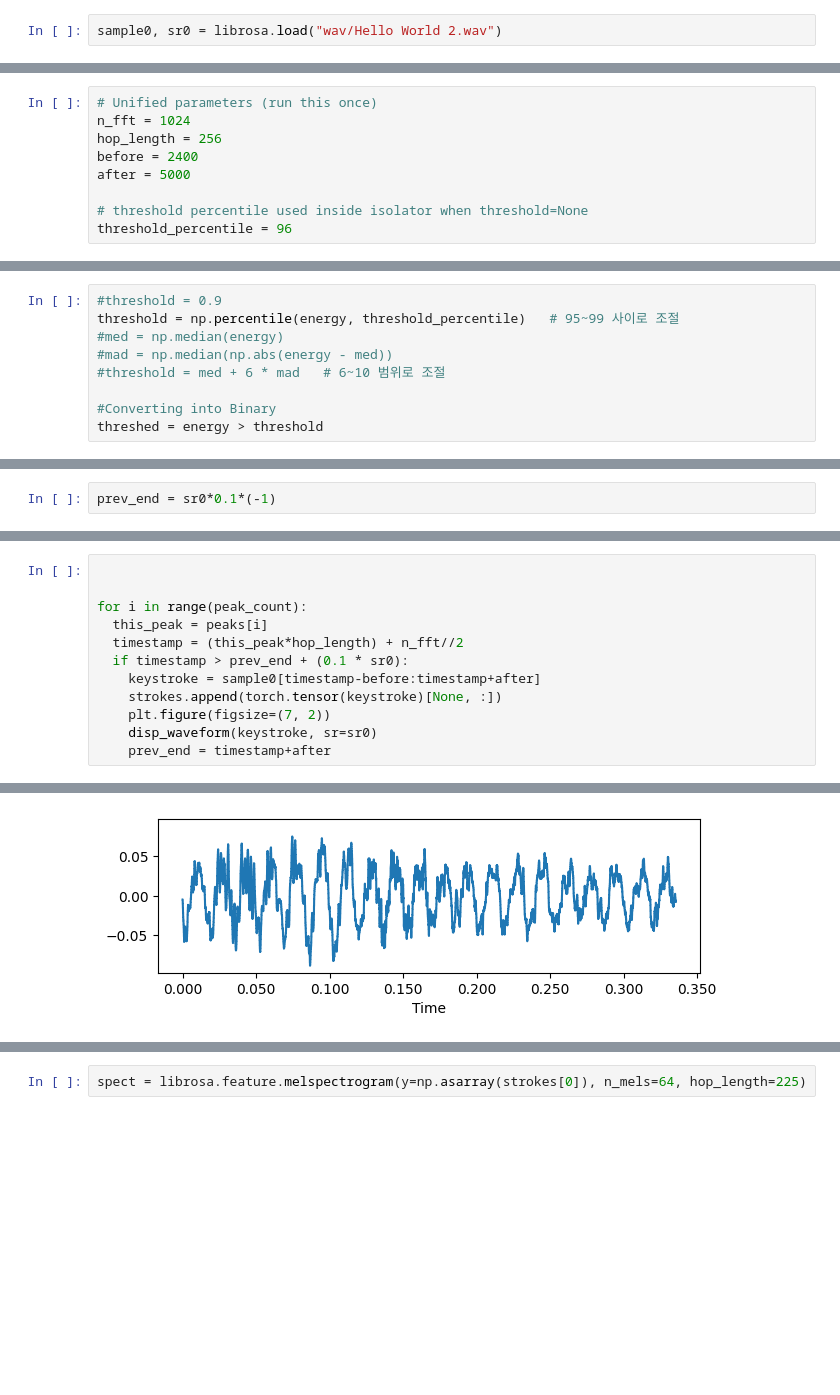
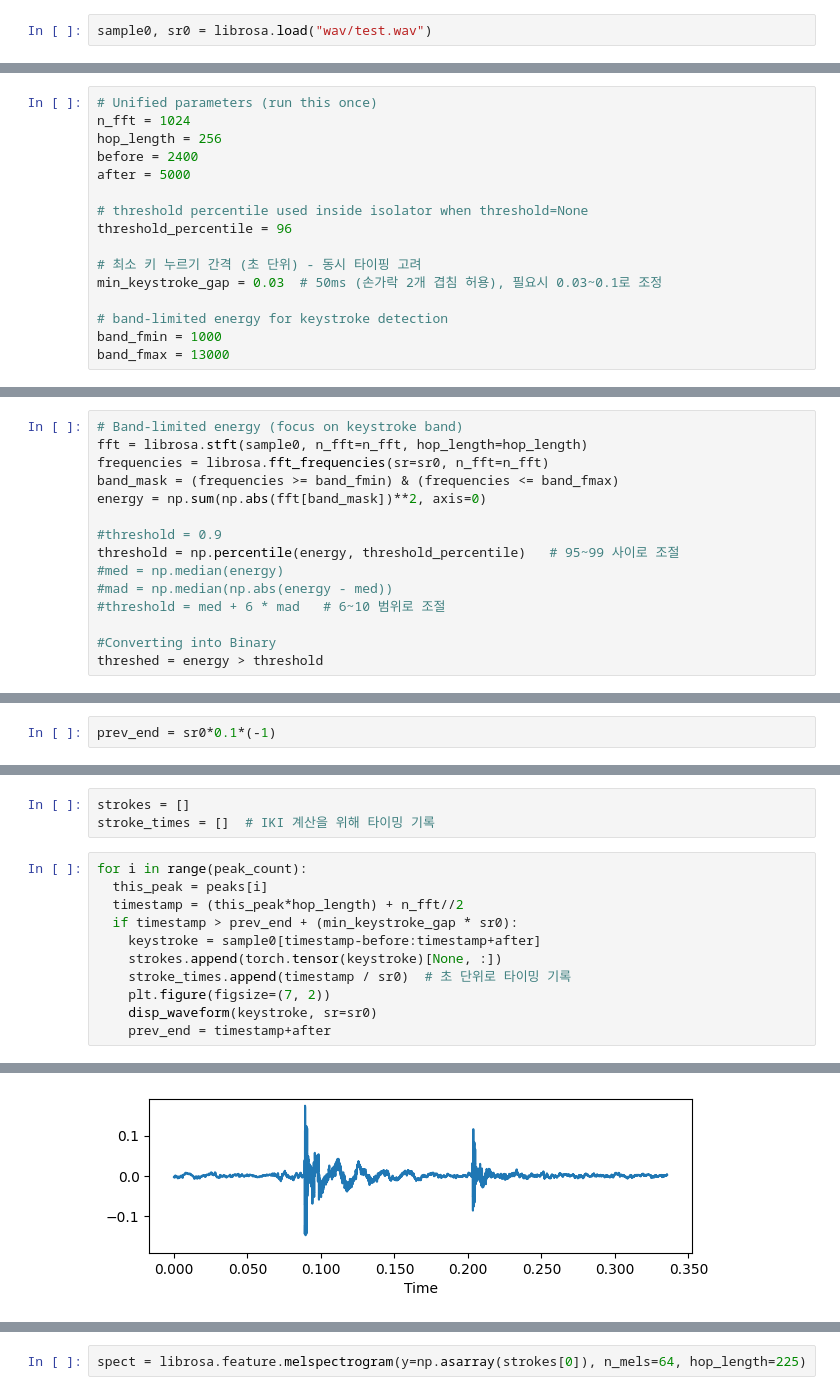
Before and after one commit to GyulimKim2005/Keystroke-Reconstruction-by-ASCA, a Jupyter notebook: mel_spectorgram_new.ipynb, the cells around one changed output, grey strips where cells are left out. Saved outputs shown, nothing was run; the diff lists cells and outputs as text; blank space fills up the shorter version.

Commit message:
fix : mel_spectogram, calcuate energy with only certain Hz

```diff
--- a/mel_spectorgram_new.ipynb
+++ b/mel_spectorgram_new.ipynb
@@ -18,7 +18,7 @@ def disp_waveform(signal, sr=None):
 # %% [markdown]
 ## Data preprocessing for helloworld.wav (testing, optional to run)
 # %%
-sample0, sr0 = librosa.load("wav/Hello World 2.wav")
+sample0, sr0 = librosa.load("wav/test.wav")
 # %%
 sr0
 # %% [output]
@@ -38,6 +38,13 @@ after = 5000
 
 # threshold percentile used inside isolator when threshold=None
 threshold_percentile = 96
+
+# 최소 키 누르기 간격 (초 단위) - 동시 타이핑 고려
+min_keystroke_gap = 0.03  # 50ms (손가락 2개 겹침 허용), 필요시 0.03~0.1로 조정
+
+# band-limited energy for keystroke detection
+band_fmin = 1000
+band_fmax = 13000
 # %%
 #Calculating the STFT of the Sample
 fft = librosa.stft(sample0, n_fft = n_fft , hop_length = hop_length)
@@ -58,4 +65,10 @@ librosa.display.waveshow(energy)
 # %%
+# Band-limited energy (focus on keystroke band)
+fft = librosa.stft(sample0, n_fft=n_fft, hop_length=hop_length)
+frequencies = librosa.fft_frequencies(sr=sr0, n_fft=n_fft)
+band_mask = (frequencies >= band_fmin) & (frequencies <= band_fmax)
+energy = np.sum(np.abs(fft[band_mask])**2, axis=0)
+
 #threshold = 0.9
 threshold = np.percentile(energy, threshold_percentile)   # 95~99 사이로 조절
 #med = np.median(energy)
@@ -90,12 +99,14 @@ strokes = []
+# %%
+strokes = []
+stroke_times = []  # IKI 계산을 위해 타이밍 기록
 # %%
-
-
 for i in range(peak_count):
   this_peak = peaks[i]
   timestamp = (this_peak*hop_length) + n_fft//2
-  if timestamp > prev_end + (0.1 * sr0):
+  if timestamp > prev_end + (min_keystroke_gap * sr0):
     keystroke = sample0[timestamp-before:timestamp+after]
     strokes.append(torch.tensor(keystroke)[None, :])
+    stroke_times.append(timestamp / sr0)  # 초 단위로 타이밍 기록
     plt.figure(figsize=(7, 2))
     disp_waveform(keystroke, sr=sr0)
     prev_end = timestamp+after
@@ -111,3 +122,3 @@ for i in range(peak_count):
 <Figure size 700x200 with 0 Axes>
-[figure, old version]
+[figure, new version]
 <Figure size 700x200 with 0 Axes>
```
Also changed, not shown: parts of 13 cells of this notebook.
